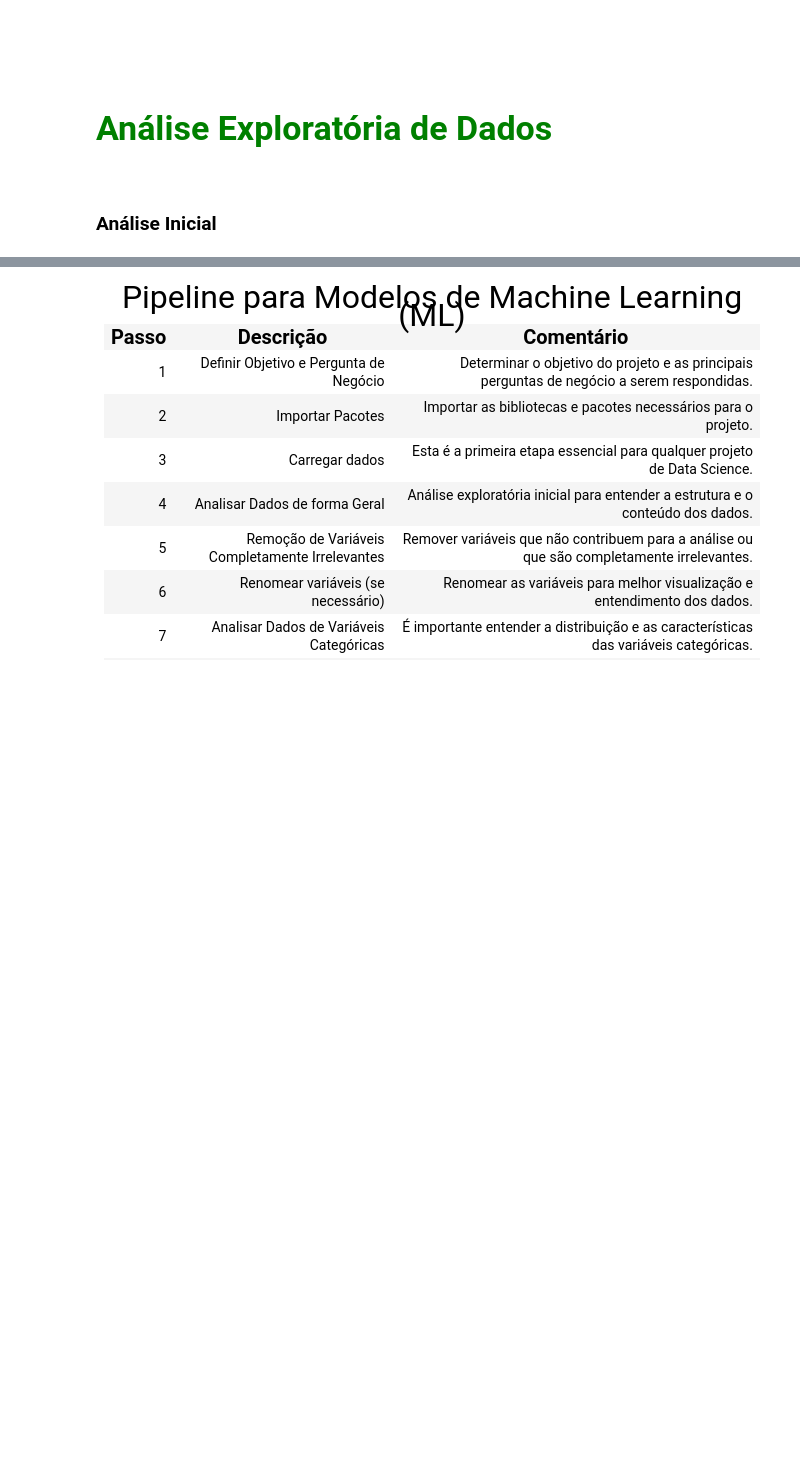
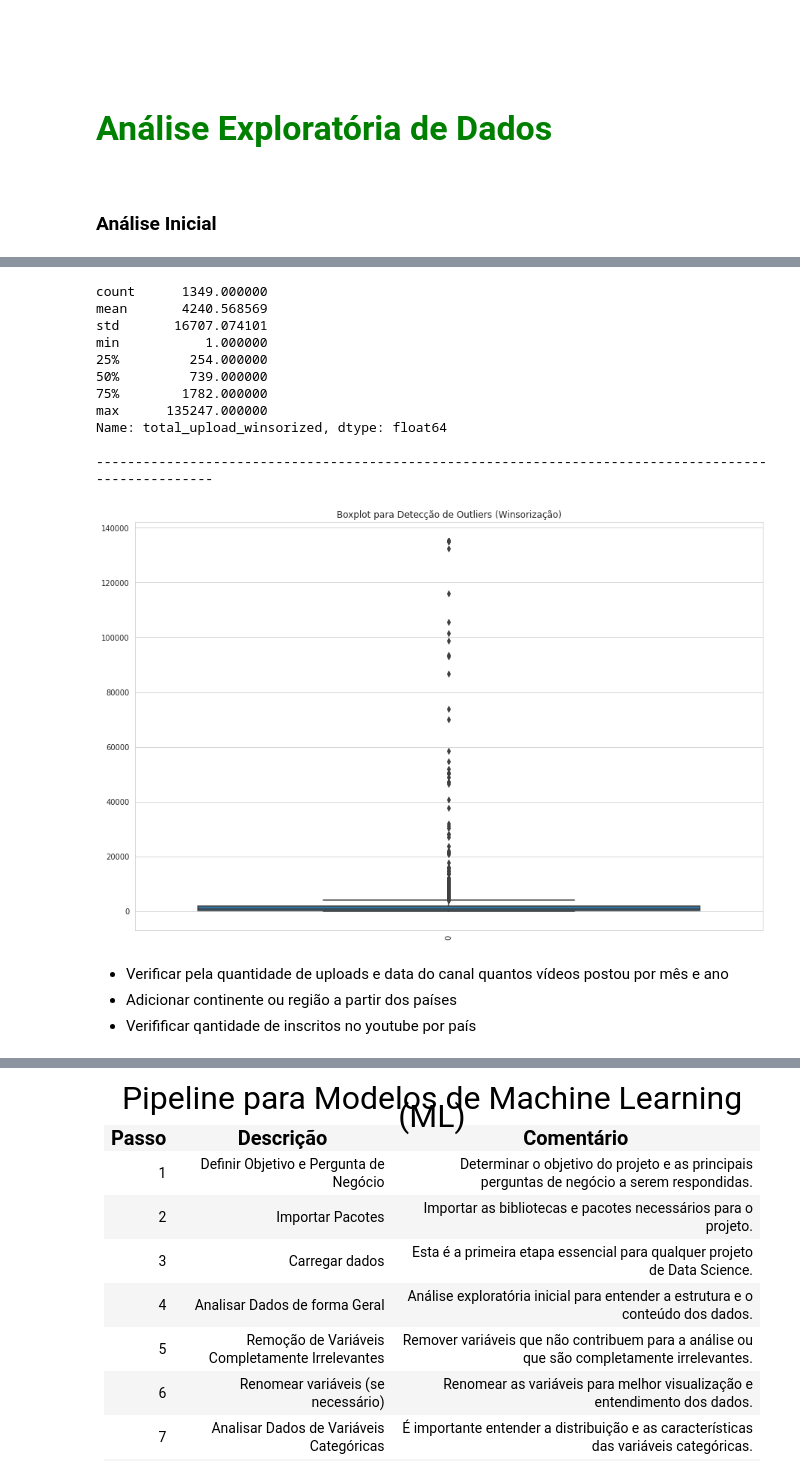
Before and after one commit to EduardoBran/Projeto_-_Analisando_Dados_Youtube, a Jupyter notebook: 00.Projeto_Regressao_-_YouTube_Success_Predictor.ipynb, the cells around one changed output, grey strips where cells are left out. Cells and saved outputs as stored; diff of their text form; code cells hidden in the pictures; blank space fills up the shorter version.

```diff
--- a/00.Projeto_Regressao_-_YouTube_Success_Predictor.ipynb
+++ b/00.Projeto_Regressao_-_YouTube_Success_Predictor.ipynb
@@ -378,0 +1102,40 @@ Nenhuma variável possui valores duplicados.
+# %%
+
+
+APLICAR WINSOZIRED NESTA VARIÁVEL E VERIFICAR OUTRAS
+
+
+from scipy.stats.mstats import winsorize
+
+# Aplicar Winsorização para limitar os outliers
+dados_ml['total_upload_winsorized'] = winsorize(dados_ml['total_upload'], limits=[0.01, 0.01])
+
+# Describe da nova variável transformada
+print(dados_ml['total_upload_winsorized'].describe())
+
+print('\n-----------------------------------------------------------------------------------------------------\n')
+
+# Visualização dos outliers da nova variável transformada
+plt.figure(figsize=(15, 10))
+sns.boxplot(data=dados_ml['total_upload_winsorized'])
+plt.xticks(rotation=90)
+plt.title('Boxplot para Detecção de Outliers (Winsorização)')
+plt.show()
+# %% [output]
+count      1349.000000
+mean       4240.568569
+std       16707.074101
+min           1.000000
+25%         254.000000
+50%         739.000000
+75%        1782.000000
+max      135247.000000
+Name: total_upload_winsorized, dtype: float64
+
+-----------------------------------------------------------------------------------------------------
+[figure, added]
+# %% [markdown]
+
+- Verificar pela quantidade de uploads e data do canal quantos vídeos postou por mês e ano
+- Adicionar continente ou região a partir dos países
+- Verifificar qantidade de inscritos no youtube por país
```
Also changed, not shown: parts of 44 cells of this notebook, 25 other files.
